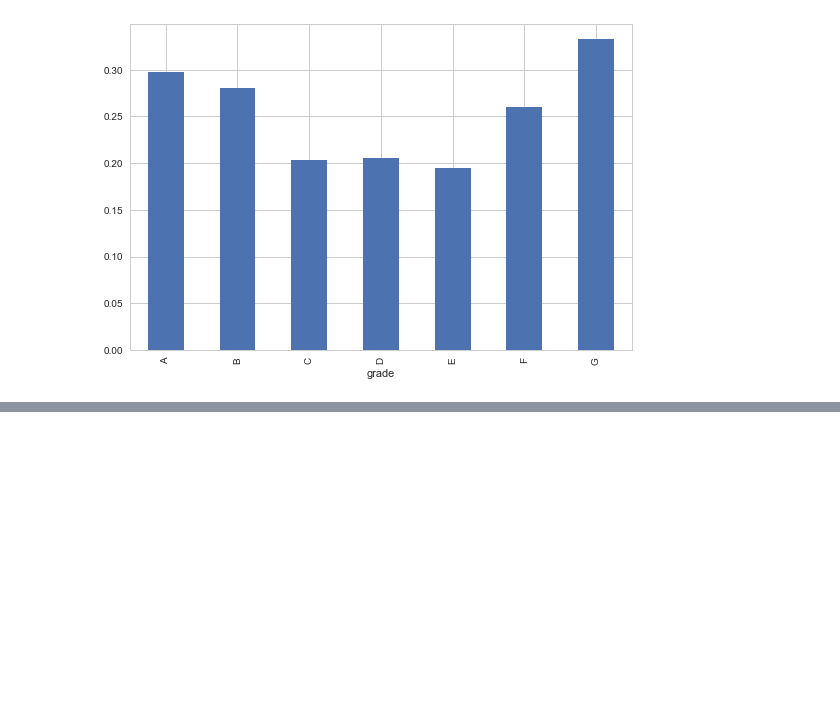
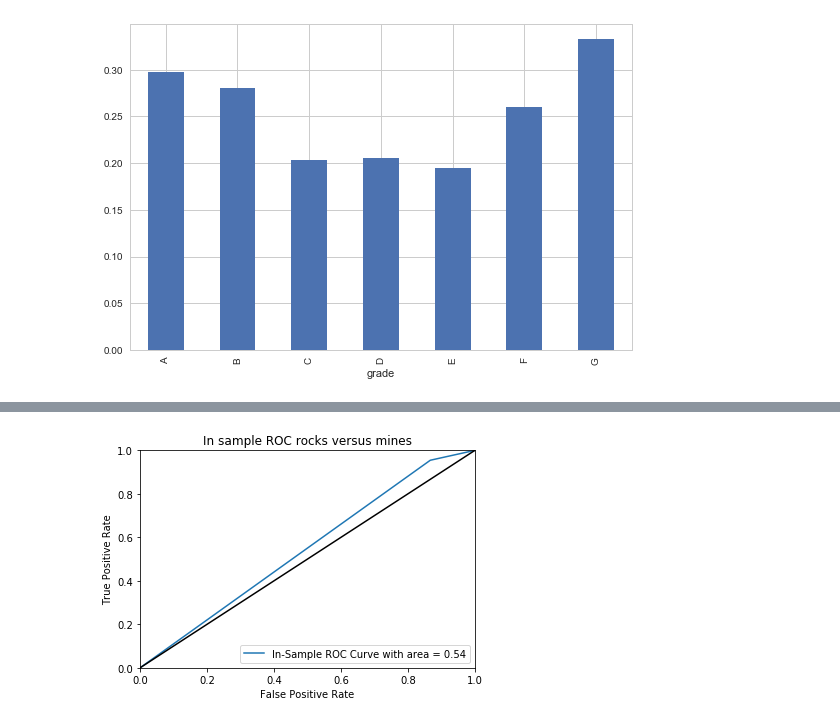
Before and after one commit to liuslouis/LC_data, a Jupyter notebook: introduction+graphs_update.ipynb, the cells around one changed output, grey strips where cells are left out. Cells and saved outputs as stored; diff of their text form; code cells hidden in the pictures; blank space fills up the shorter version.

```diff
--- a/introduction+graphs_update.ipynb
+++ b/introduction+graphs_update.ipynb
@@ -846,0 +871,2 @@ loans_all['cpos'].groupby(loans_all['grade']).mean().plot(kind='bar')
+# %%
+df=df.dropna()
@@ -846,0 +1039,4 @@ loans_all['cpos'].groupby(loans_all['grade']).mean().plot(kind='bar')
+# %%
+from sklearn.ensemble import RandomForestClassifier
+model = RandomForestClassifier(class_weight={0: 0.15, 1: 0.85})
+model.fit(x_train,np.ravel(y_train))
@@ -846,0 +1078,21 @@ loans_all['cpos'].groupby(loans_all['grade']).mean().plot(kind='bar')
+# %%
+from sklearn.linear_model import LogisticRegression
+import numpy as np
+model = LogisticRegression(class_weight={0: 0.15, 1: 0.85})
+model.fit(x_train, np.ravel(y_train))
+
+from sklearn.metrics import confusion_matrix
+p_train=model.predict(x_train)
+p_test = model.predict(x_test)
+
+fully_paid,default = confusion_matrix(p_train,np.array(y_train))
+print('The confusion matrix for training data:')
+print(confusion_matrix(p_train,np.array(y_train)))
+print('The portion of predicted fully paid loans that will default: {:.2f}%'.format(100*fully_paid[1]/(fully_paid[0]+fully_paid[1])))
+print('The portion of default loans that are correctly identified: {:.2f}%'.format(100*default[1]/(default[1]+fully_paid[1])))
+
+fully_paid,default = confusion_matrix(p_test,np.array(y_test))
+print('The confusion matrix for testing data:')
+print(confusion_matrix(p_test,np.array(y_test)))
+print('The portion of predicted fully paid loans that will default: {:.2f}%'.format(100*fully_paid[1]/(fully_paid[0]+fully_paid[1])))
+print('The portion of default loans that are correctly identified: {:.2f}%'.format(100*default[1]/(default[1]+fully_paid[1])))
@@ -846,0 +1110,19 @@ loans_all['cpos'].groupby(loans_all['grade']).mean().plot(kind='bar')
+# %%
+from sklearn.metrics import roc_curve,auc
+import pylab as pl
+%matplotlib inline
+(fpr, tpr, thresholds) = roc_curve(y_train,p_train)
+area = auc(fpr,tpr)
+pl.clf() #Clear the current figure
+pl.plot(fpr,tpr,label="In-Sample ROC Curve with area = %1.2f"%area)
+
+pl.plot([0, 1], [0, 1], 'k') #This plots the random (equal probability line)
+pl.xlim([0.0, 1.0])
+pl.ylim([0.0, 1.0])
+pl.xlabel('False Positive Rate')
+pl.ylabel('True Positive Rate')
+pl.title('In sample ROC rocks versus mines')
+pl.legend(loc="lower right")
+pl.show()
+# %% [output]
+[figure, added]
```
Also changed, not shown: parts of 21 cells of this notebook, 3 other files.
